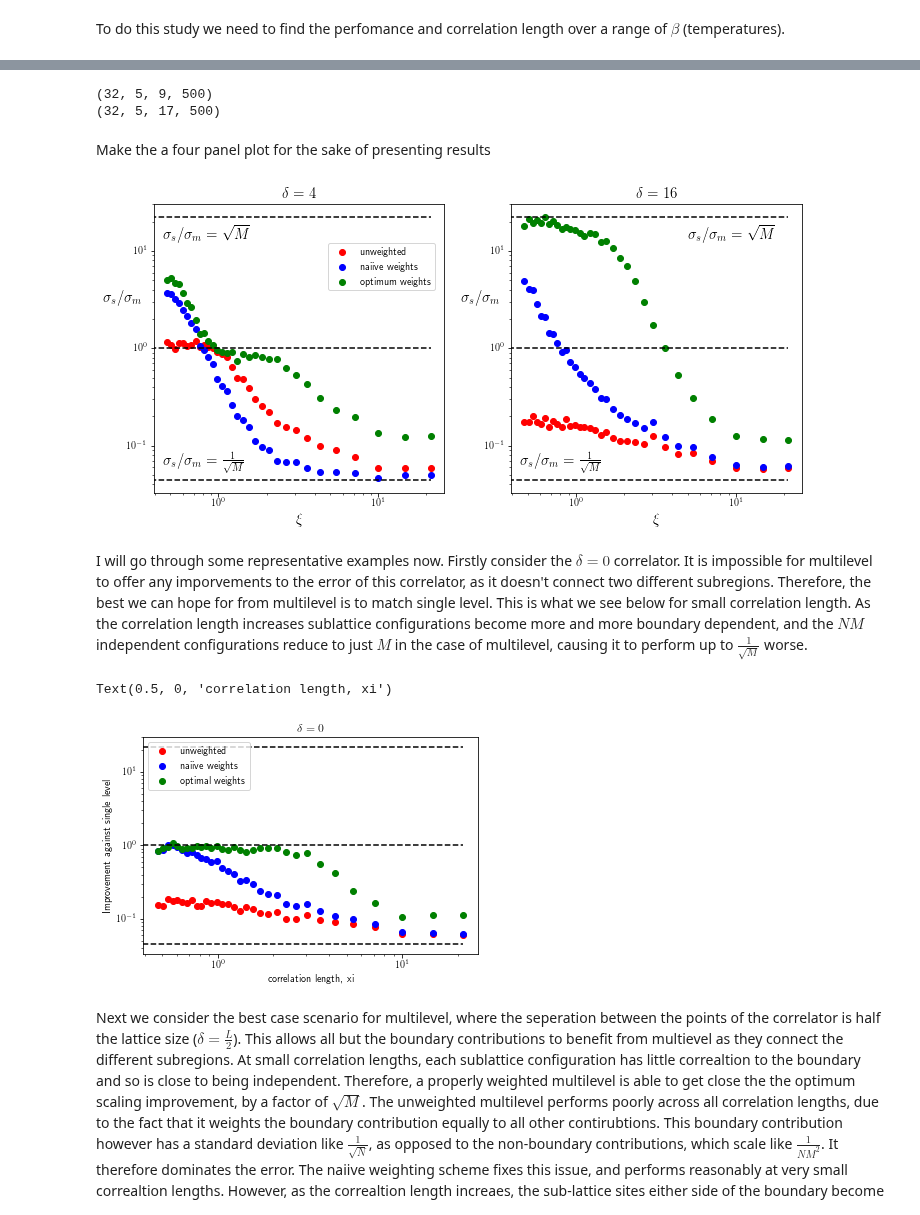
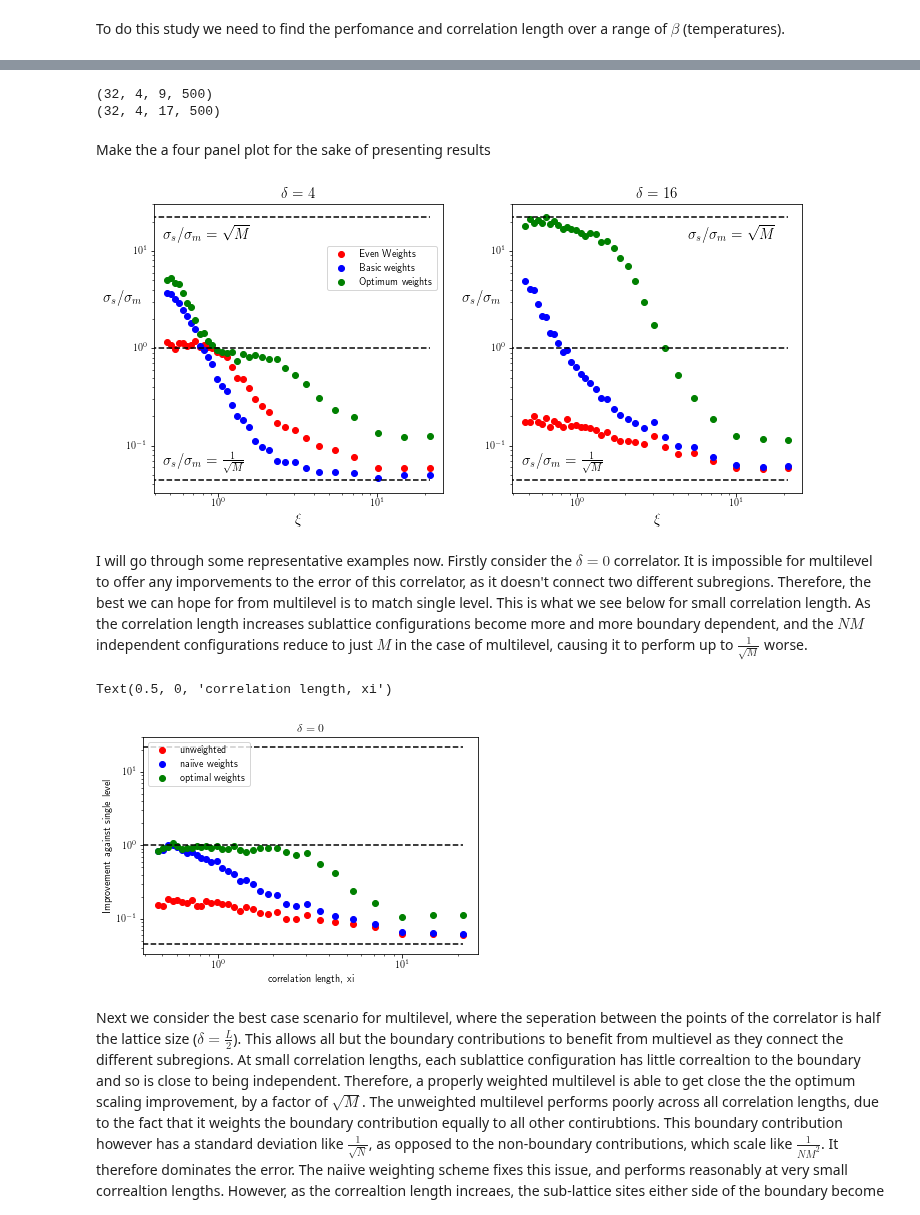
Before and after one commit to BenKMorley/Multilevel_notebook, a Jupyter notebook: Multilevel_Ising_cut.ipynb, the cells around one changed output, grey strips where cells are left out. Saved outputs shown, nothing was run; the diff lists cells and outputs as text; code cells hidden in the pictures.

```diff
--- a/Multilevel_Ising_cut.ipynb
+++ b/Multilevel_Ising_cut.ipynb
@@ -690,3 +699,16 @@ array([ 10.,  10.,  10.,  10.,  10., 100.])
+# %%
+def get_weights(cov_matrix):
+    # Normalize the determinant of the matrix
+    cov_matrix = cov_matrix / (numpy.linalg.det(cov_matrix)) ** (1 / cov_matrix.shape[0])
+
+    # Invert the matrix and use this to caclulate the weights
+    cov_inv = numpy.linalg.inv(cov_matrix)
+    weights_vector = numpy.sum(cov_inv, axis=1)
+
+    # Normalieze the weights
+    weights_vector = weights_vector / numpy.sum(weights_vector)
+
+    return weights_vector
 # %% [markdown]
 If we were to try and do something similar for a multilevel system the result would be like the following. The following class is quite large, so will be explained gradually as this document progresses.
 # %%
@@ -797,14 +819,8 @@ class multi_slice_ising:
 
           # Caclulate the covariance matrices for each set, and normalize it's determinant to 1
           cov_matrix = numpy.cov(twopt_sample_rest, rowvar=False)
-          cov_matrix = cov_matrix / (numpy.linalg.det(cov_matrix)) ** (1 / cov_matrix.shape[0])
 
-          # Invert the matrix and use this to caclulate the weights
-          cov_inv = numpy.linalg.inv(cov_matrix)
-          weights_vector = numpy.sum(cov_inv, axis=1)
-
-          # Normalieze the weights
-          weights_vector = weights_vector / numpy.sum(weights_vector)
+          weights_vector = get_weights(cov_matrix)
 
           # Use the weights of one group to find the average of another
           result[i] += numpy.mean(numpy.average(twopt_sample_bin, weights=weights_vector, axis=1)) / no_bins
@@ -996,7 +997,7 @@ def run_twopt_calculations(beta, N, M, L, no_samples=100, Nstep=1, Mstep=20, sou
         result = numpy.load(f"{directory}{filename}")
         return result
 
-    results = numpy.zeros((5, no_deltas, no_samples))
+    results = numpy.zeros((4, no_deltas, no_samples))
 
     data = multi_slice_ising(L, beta, N, M, splitting, Mstep=Mstep, source_file_step=source_step)
 
@@ -1011,7 +1012,6 @@ def run_twopt_calculations(beta, N, M, L, no_samples=100, Nstep=1, Mstep=20, sou
         results[1, j] = data.twopt_weighted(delta, no_samples, seed=seed_multi, weights='optimized', bin_size=bin_size)
         results[2, j] = data.twopt_weighted(delta, no_samples, seed=seed_multi, weights='naiive', bin_size=bin_size)
         results[3, j] = data.twopt_weighted(delta, no_samples, seed=seed_multi, weights='equal', bin_size=bin_size)
-        results[4, j] = data.twopt_weighted(delta, no_samples, seed=seed_multi, weights='chisq', bin_size=bin_size)
 
     if not os.path.isdir(directory):
       os.makedirs(directory)
@@ -1030,7 +1030,7 @@ max_beta = numpy.log(1 + numpy.sqrt(2)) / 2
 no_betas = 32
 betas = numpy.linspace(min_beta, max_beta, no_betas)
 full_results = {}
-rerun = False
+rerun = True
 
 def f(beta):
     return run_twopt_calculations(beta, N, M, L, no_samples=no_samples, rerun=rerun)
@@ -1059,8 +1077,8 @@ for L in [16, 32]:
     res = cosh_fit_xi_only(results[i, 0, ...], L)
     xis[L][i] = res[0]
 # %% [output]
-(32, 5, 9, 500)
-(32, 5, 17, 500)
+(32, 4, 9, 500)
+(32, 4, 17, 500)
 # %%
 L = 32
 results = full_results[L]
@@ -1125,10 +1141,9 @@ for i, delta in enumerate(delta_sample):
     dim_x, dim_y = numpy.array(axes).shape
     ax = axes[i // dim_y, i % dim_y]
 
-  ax.scatter(xis[L], (single_stds[:, delta] / multi_unw[:, delta])[:len(betas)], label='unweighted', color='r')
-  ax.scatter(xis[L], (single_stds[:, delta] / multi_naiive[:, delta])[:len(betas)], label='naiive weights', color='b')
-#   ax.scatter(xis[L], (single_stds[:, delta] / multi_chisq[:, delta])[:len(betas)], label='optimum weights', color='g')
-  ax.scatter(xis[L], (single_stds[:, delta] / multi_stds[:, delta])[:len(betas)], label='optimum weights', color='g')
+  ax.scatter(xis[L], (single_stds[:, delta] / multi_unw[:, delta])[:len(betas)], label='Even Weights', color='r')
+  ax.scatter(xis[L], (single_stds[:, delta] / multi_naiive[:, delta])[:len(betas)], label='Basic weights', color='b')
+  ax.scatter(xis[L], (single_stds[:, delta] / multi_stds[:, delta])[:len(betas)], label='Optimum weights', color='g')
   ax.plot([0, max(xis[L])], [1, 1], color='k', ls='--')
   ax.plot([0, max(xis[L])], [numpy.sqrt(M), numpy.sqrt(M)], color='k', ls='--')
   ax.plot([0, max(xis[L])], [1 / numpy.sqrt(M), 1 / numpy.sqrt(M)], color='k', ls='--')
@@ -1155,28 +1170,28 @@ plt.tight_layout()
 plt.savefig(f"{directory}multi_panel_plot.pdf")
 plt.show()
 # %% [output]
-[figure, old version]
+[figure, new version]
 # %% [markdown]
 I will go through some representative examples now. Firstly consider the $\delta = 0$ correlator. It is impossible for multilevel to offer any imporvements to the error of this correlator, as it doesn't connect two different subregions. Therefore, the best we can hope for from multilevel is to match single level. This is what we see below for small correlation length. As the correlation length increases sublattice configurations become more and more boundary dependent, and the $NM$ independent configurations reduce to just $M$ in the case of multilevel, causing it to perform up to $\frac{1}{\sqrt{M}}$ worse.
 # %%
 delta = 0
 
 plt.scatter(xis[L], (single_stds[:, delta] / multi_unw[:, delta])[:len(betas)], label='unweighted', color='r')
 plt.scatter(xis[L], (single_stds[:, delta] / multi_naiive[:, delta])[:len(betas)], label='naiive weights', color='b')
-plt.scatter(xis[L], (single_stds[:, delta] / multi_chisq[:, delta])[:len(betas)], label='optimal weights', color='g')
+plt.scatter(xis[L], (single_stds[:, delta] / multi_stds[:, delta])[:len(betas)], label='optimal weights', color='g')
 plt.plot([0, max(xis[L])], [1, 1], color='k', ls='--')
 plt.plot([0, max(xis[L])], [numpy.sqrt(M), numpy.sqrt(M)], color='k', ls='--')
 plt.plot([0, max(xis[L])], [1 / numpy.sqrt(M), 1 / numpy.sqrt(M)], color='k', ls='--')
 
 plt.legend()
 plt.yscale('log')
 plt.xscale('log')
 plt.title(rf' $\delta = {delta} $ ')
 plt.ylabel('Improvement against single level')
 plt.xlabel('correlation length, xi')
 # %% [output]
 Text(0.5, 0, 'correlation length, xi')
-[figure, old version]
+[figure, new version]
 # %% [markdown]
 Next we consider the best case scenario for multilevel, where the seperation between the points of the correlator is half the lattice size ($\delta = \frac{L}{2}$). This allows all but the boundary contributions to benefit from multievel as they connect the different subregions. At small correlation lengths, each sublattice configuration has little correaltion to the boundary and so is close to being independent. Therefore, a properly weighted multilevel is able to get close the the optimum scaling improvement, by a factor of $\sqrt{M}$. The unweighted multilevel performs poorly across all correlation lengths, due to the fact that it weights the boundary contribution equally to all other contirubtions. This boundary contribution however has a standard deviation like $\frac{1}{\sqrt{N}}$, as opposed to the non-boundary contributions, which scale like $\frac{1}{NM^2}$. It therefore dominates the error. The naiive weighting scheme fixes this issue, and performs reasonably at very small correaltion lengths. However, as the correaltion length increaes, the sub-lattice sites either side of the boundary become significantly correlated to the boundary, and so aren't independent from sub-lattice sample to sub-lattice sample. Therefore,
 # %%
```
Also changed, not shown: parts of 19 cells of this notebook.
